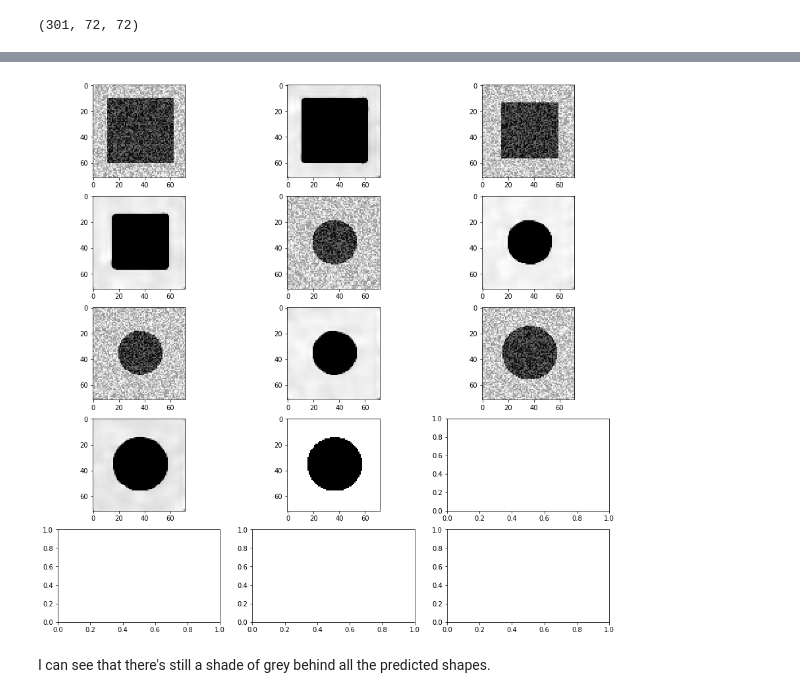
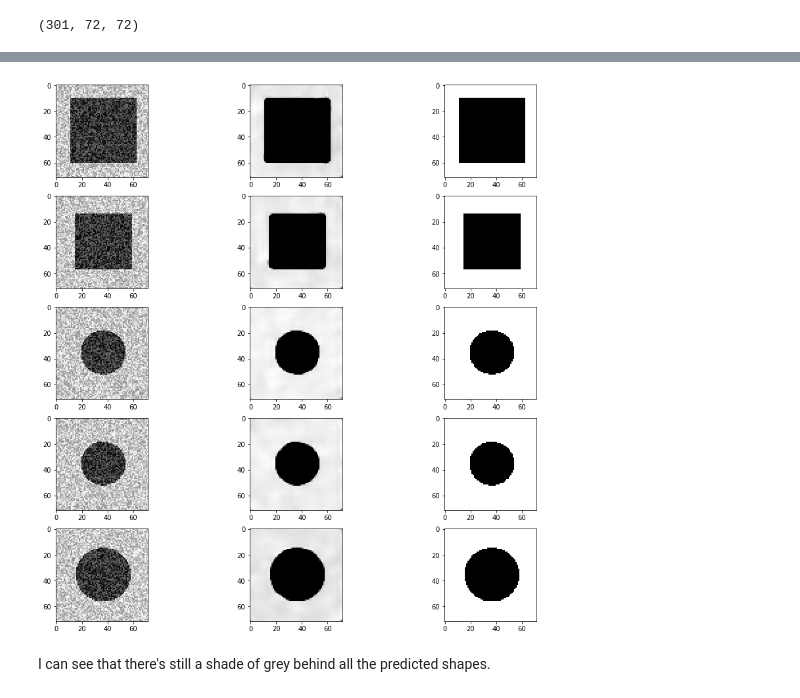
Before and after one commit to rymlaabiyad/DSBA-MP1, a Jupyter notebook: DSBA_LAABIYAD_Rym.ipynb, the cells around one changed output, grey strips where cells are left out. Saved outputs shown, nothing was run; the diff lists cells and outputs as text; code cells hidden in the pictures.

```diff
--- a/DSBA_LAABIYAD_Rym.ipynb
+++ b/DSBA_LAABIYAD_Rym.ipynb
@@ -649,11 +649,11 @@ Y_pred_noise.shape
 # %%
 plt.subplots(5, 3, figsize=(15,15))
 for i in range(5):
-    plt.subplot(5,3,2*i+1)
+    plt.subplot(5,3,3*i+1)
     plt.imshow(X_test_noise[i].reshape((IMAGE_SIZE,IMAGE_SIZE)), cmap='gray')
-    plt.subplot(5,3,2*i+2)
+    plt.subplot(5,3,3*i+2)
     plt.imshow(Y_pred_noise[i], cmap='gray')
-    plt.subplot(5,3,2*i+3)
+    plt.subplot(5,3,3*i+3)
     plt.imshow(Y_test_noise[i].reshape((IMAGE_SIZE,IMAGE_SIZE)), cmap='gray')
 plt.show()
 # %% [output]
@@ -662,3 +660,3 @@ Adding an axes using the same arguments as a previous axes currently reuses the
-[figure, old version]
+[figure, new version]
 # %% [markdown]
 I can see that there's still a shade of grey behind all the predicted shapes.
```
Also changed, not shown: parts of 1 cell of this notebook.
